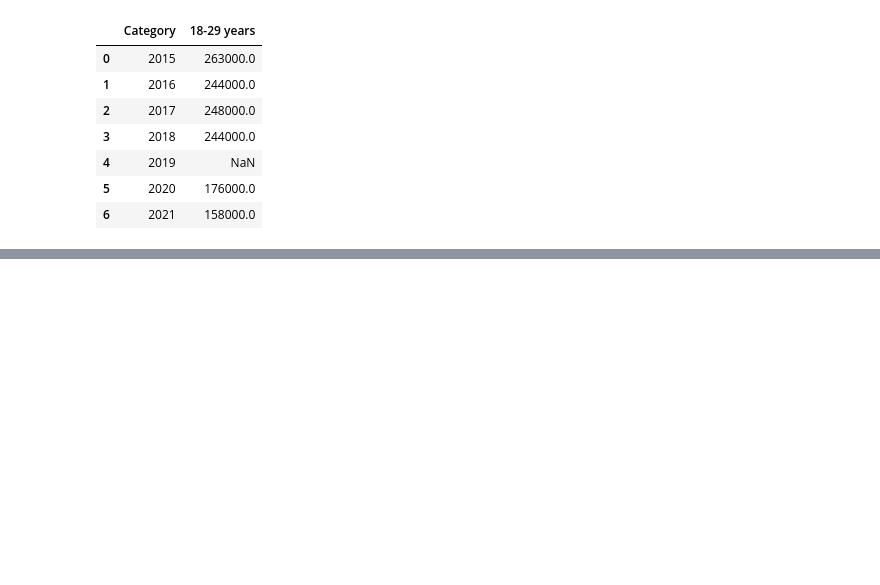
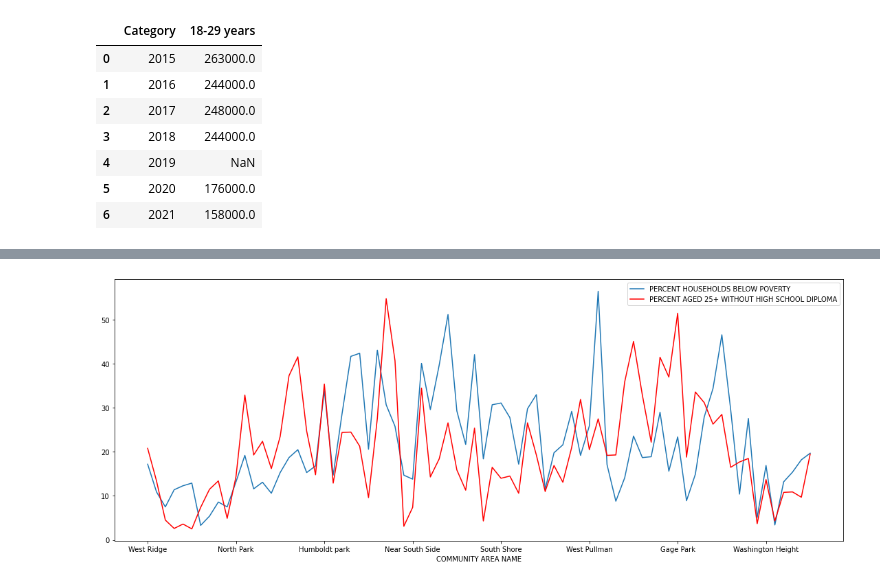
Before and after one commit to dpackardphys/gold_orbit_firelight, a Jupyter notebook: School data.ipynb, the cells around one changed output, grey strips where cells are left out. Drawn from its saved outputs; the diff is of its cells as text; code cells hidden in the pictures; blank space fills up the shorter version.

```diff
--- a/School data.ipynb
+++ b/School data.ipynb
@@ -118,0 +233,8 @@ allage_df
+# %%
+ax = plt.gca()
+cleaned_CSSEMH.plot(kind='line',x='COMMUNITY AREA NAME',y='PERCENT HOUSEHOLDS BELOW POVERTY',ax=ax)
+cleaned_CSSEMH.plot(kind='line',x='COMMUNITY AREA NAME',y='PERCENT AGED 25+ WITHOUT HIGH SCHOOL DIPLOMA', color='red', ax=ax)
+
+plt.show()
+# %% [output]
+[figure, added]
```
Also changed, not shown: parts of 15 cells of this notebook.
